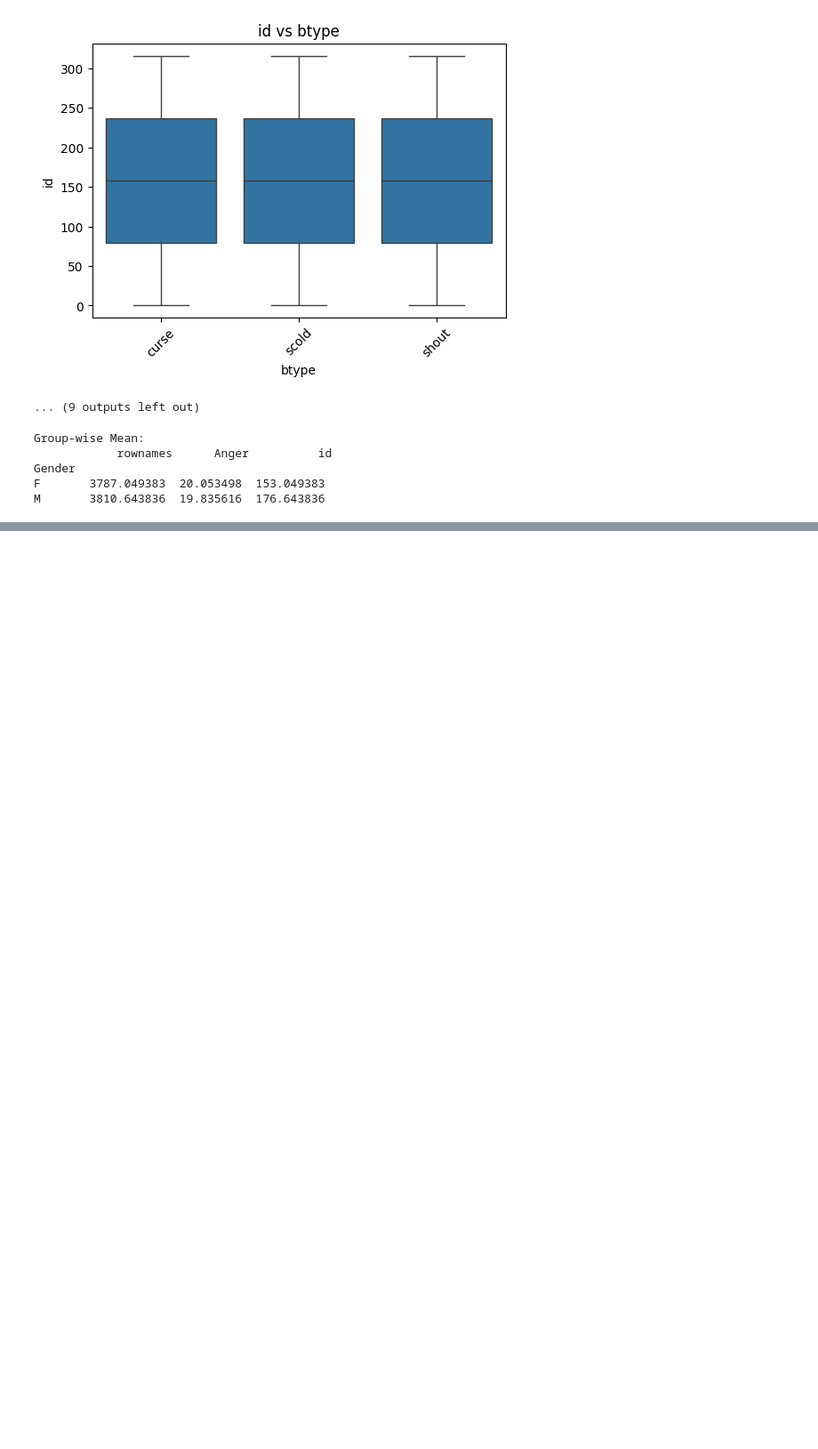
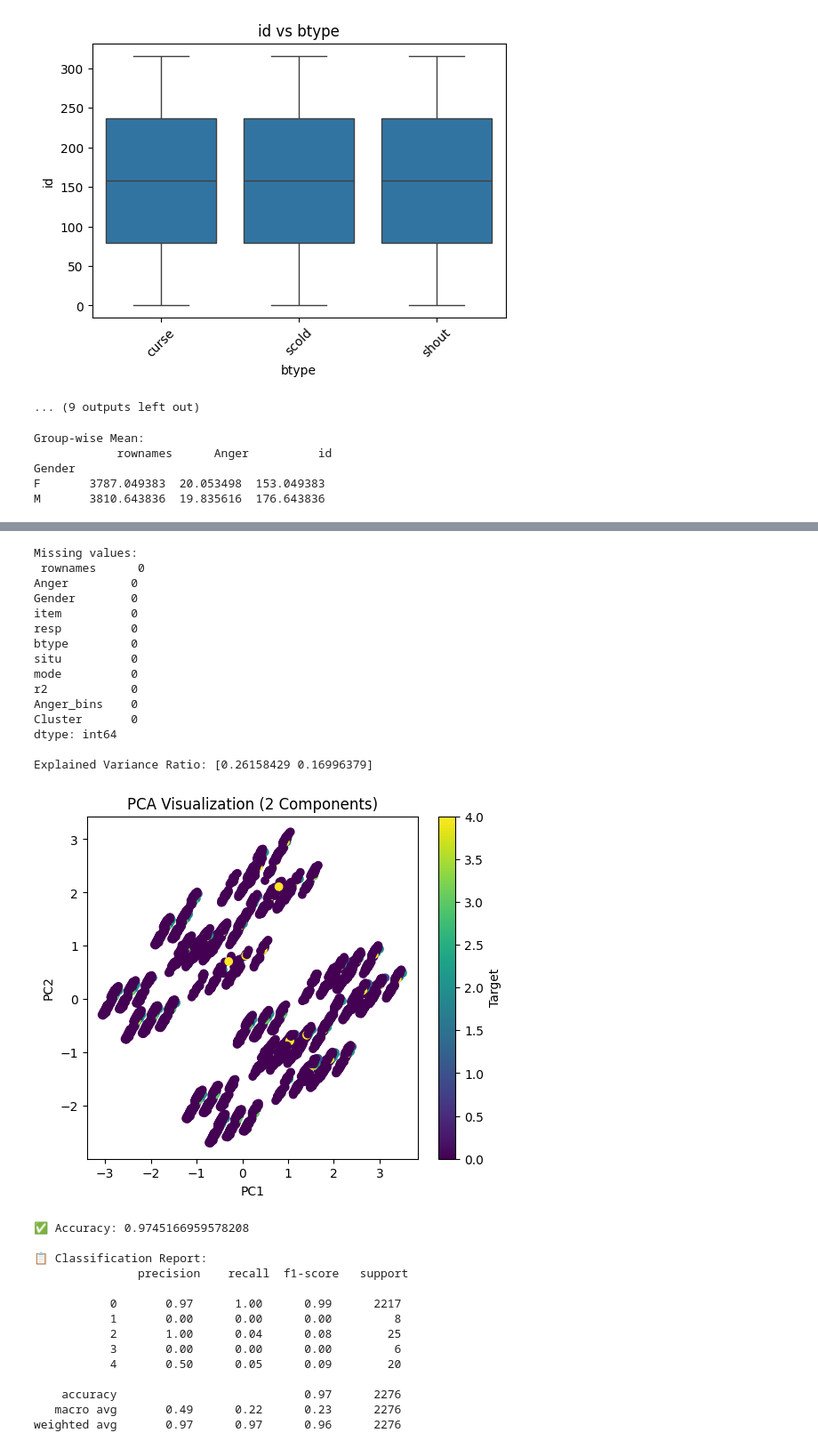
Before and after one commit to SamDarkKnight/EDA-PROJECT, a Jupyter notebook: 22BDS0413.ipynb, the cells around one changed output, grey strips where cells are left out. Shown at 89% size. Drawn from its saved outputs; the diff is of its cells as text; code cells hidden in the pictures; blank space fills up the shorter version.

```diff
--- a/22BDS0413.ipynb
+++ b/22BDS0413.ipynb
@@ -498,7 +728,7 @@ if 'id' in df.columns:
     df = df.drop(columns=['id'])
 
 # Encode categorical variables
-for col in df.select_dtypes(include='object').columns:
+for col in df.select_dtypes(include=['object', 'category']).columns:
     df[col] = LabelEncoder().fit_transform(df[col])
 
 # Check for missing values
@@ -507,8 +737,17 @@ print("\nMissing values:\n", df.isnull().sum())
 # ===============================
 # ⚙️ 4. Feature Scaling
 # ===============================
-X = df.drop(columns=df.columns[-1])   # all columns except last one as features
-y = df[df.columns[-1]]                # last column as target
+# Define features (X) and target (y). Using the last column as target as per previous cell.
+X = df.drop(columns=df.columns[-1])
+y = df[df.columns[-1]]
+
+# Filter out outliers (Cluster == -1)
+outlier_mask = y == -1
+X = X[~outlier_mask]
+y = y[~outlier_mask]
+
+# Ensure target variable is of integer type
+y = y.astype(int)
 
 scaler = StandardScaler()
 X_scaled = scaler.fit_transform(X)
@@ -529,48 +768,67 @@ plt.ylabel("PC2")
 plt.title("PCA Visualization (2 Components)")
 plt.colorbar(label='Target')
 plt.show()
 
-scaler = StandardScaler()
-X_scaled = scaler.fit_transform(df.select_dtypes(include=[np.number]))
-pca = PCA(n_components=2)
-pca_res = pca.fit_transform(X_scaled)
-plt.scatter(pca_res[:,0], pca_res[:,1])
-plt.title("PCA - Dimensionality Reduction")
-plt.show()
 
 # ===============================
 # 🤖 6. Model Building (Classification)
 # ===============================
 X_train, X_test, y_train, y_test = train_test_split(X_pca, y, test_size=0.3, random_state=42)
 
 model = RandomForestClassifier(random_state=42)
 model.fit(X_train, y_train)
 y_pred = model.predict(X_test)
 
-le = LabelEncoder()
-df['r2'] = le.fit_transform(df['r2'])
-X = df.select_dtypes(include=[np.number])
-y = df['r2']
-X_train, X_test, y_train, y_test = train_test_split(X, y, test_size=0.2, random_state=42)
-clf = RandomForestClassifier(random_state=42)
-clf.fit(X_train, y_train)
-y_pred = clf.predict(X_test)
-
 
 # ===============================
 # 📈 7. Model Evaluation
 # ===============================
 print("\n✅ Accuracy:", accuracy_score(y_test, y_pred))
-print("\n📋 Classification Report:\n", classification_report(y_test, y_pred))
+
+# Get unique class labels from the test set
+target_names = [str(label) for label in sorted(y_test.unique())]
+
+print("\n📋 Classification Report:\n", classification_report(y_test, y_pred, target_names=target_names))
 
 # Confusion Matrix
 plt.figure(figsize=(5,4))
 sns.heatmap(confusion_matrix(y_test, y_pred), annot=True, fmt='d', cmap='Blues')
 plt.title("Confusion Matrix")
 plt.xlabel("Predicted")
 plt.ylabel("Actual")
 plt.show()
 
 print("Accuracy:", accuracy_score(y_test, y_pred))
 print(confusion_matrix(y_test, y_pred))
-print(classification_report(y_test, y_pred))
+print(classification_report(y_test, y_pred, target_names=target_names))
+# %% [output]
+Missing values:
+ rownames      0
+Anger         0
+Gender        0
+item          0
+resp          0
+btype         0
+situ          0
+mode          0
+r2            0
+Anger_bins    0
+Cluster       0
+dtype: int64
+
+Explained Variance Ratio: [0.26158429 0.16996379]
+[figure, added]
+✅ Accuracy: 0.9745166959578208
+
+📋 Classification Report:
+               precision    recall  f1-score   support
+
+           0       0.97      1.00      0.99      2217
+           1       0.00      0.00      0.00         8
+           2       1.00      0.04      0.08        25
+           3       0.00      0.00      0.00         6
+           4       0.50      0.05      0.09        20
+
+    accuracy                           0.97      2276
+   macro avg       0.49      0.22      0.23      2276
+weighted avg       0.97      0.97      0.96      2276
```
Also changed, not shown: parts of 21 cells of this notebook.
